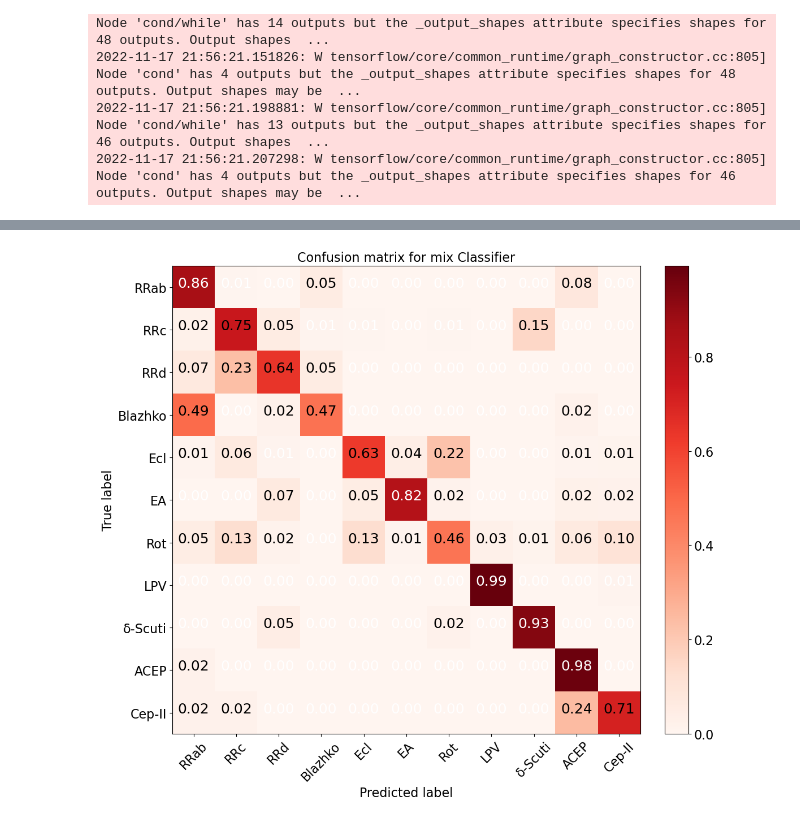
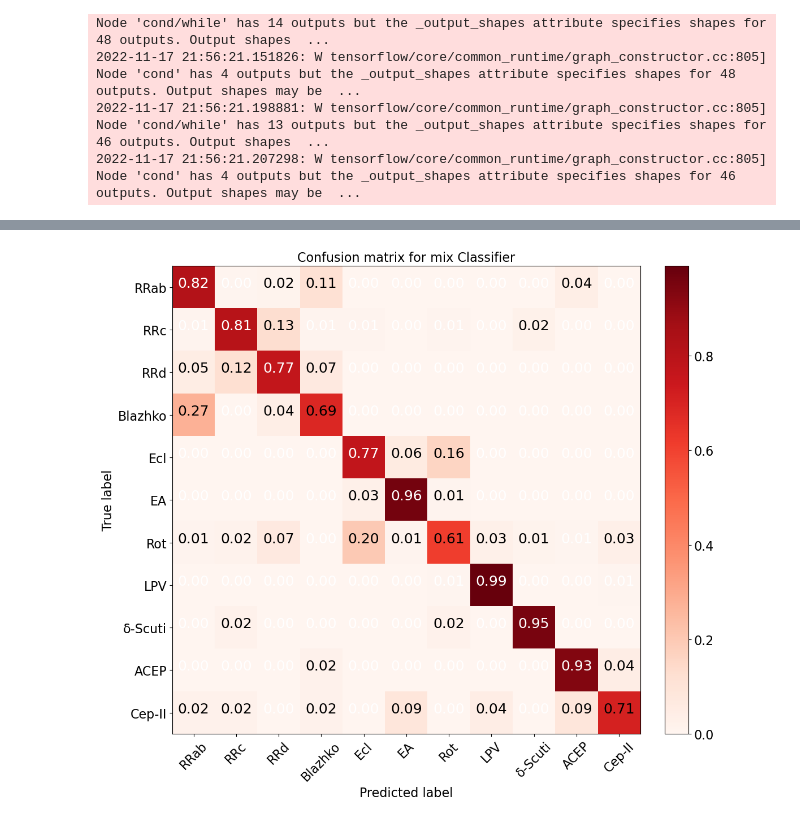
Before and after one commit to 52Hzihan/mixnn4vs, a Jupyter notebook: mixnn_tune.ipynb, the cells around one changed output, grey strips where cells are left out. Cells and saved outputs as stored; diff of their text form; code cells hidden in the pictures.

Commit message:
make graphes

```diff
--- a/mixnn_tune.ipynb
+++ b/mixnn_tune.ipynb
@@ -267,12 +271,13 @@ loaded_model.save_weights('models/tmp_weights/rnn_weights_best_acc.h5')
 2022-11-17 21:56:21.198881: W tensorflow/core/common_runtime/graph_constructor.cc:805] Node 'cond/while' has 13 outputs but the _output_shapes attribute specifies shapes for 46 outputs. Output shapes  ...
 2022-11-17 21:56:21.207298: W tensorflow/core/common_runtime/graph_constructor.cc:805] Node 'cond' has 4 outputs but the _output_shapes attribute specifies shapes for 46 outputs. Output shapes may be  ...
 # %%
-loaded_model = keras.models.load_model('models/xnn_with_feature_test/model_45', compile=False)
+loaded_model = keras.models.load_model('models/rnn_with_feature_equal/model_6', compile=False)
 from sklearn.metrics import confusion_matrix, ConfusionMatrixDisplay
 import matplotlib.pyplot as plt
 from util import generate_batch
 
-test_gen = generate_batch(X_sequence=X_sequence_test_trimed,X_image=X_image_test,X_feature=X_feature_test, Y=Y_test, batch_size=128)
+# test_gen = generate_batch(X_sequence=X_sequence_test_trimed,X_image=X_image_test,X_feature=X_feature_test, Y=Y_test, batch_size=128)
+test_gen = generate_batch(X_sequence=X_sequence_test_trimed,X_feature=X_feature_test, Y=Y_test, batch_size=128)
 y_label = Y_test
 
 y_predict = np.array([])
@@ -315 +336 @@ plotting = cm_plot(cm, classes_types=classes, classifier_model='mix Classifier',
-[figure, old version]
+[figure, new version]
```
Also changed, not shown: parts of 5 cells of this notebook, 10 other files.
